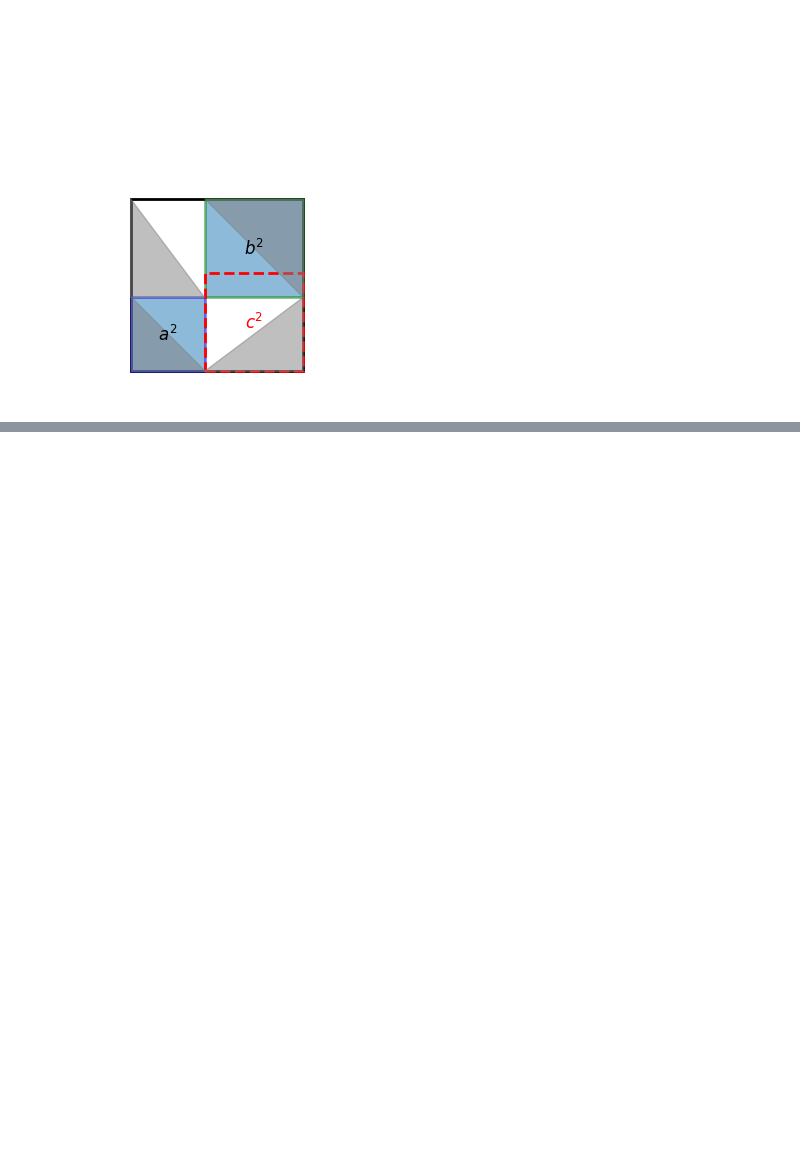
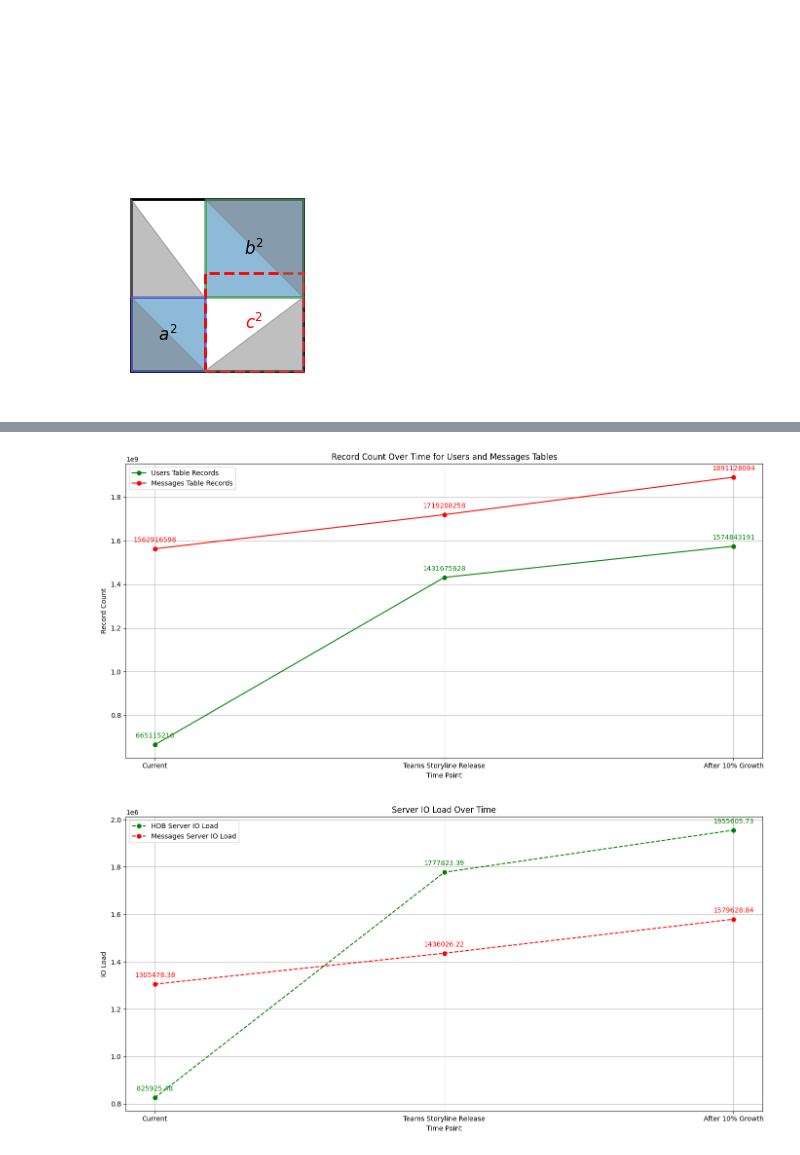
Before and after one commit to ShaneCarr/queryProcessing, a Jupyter notebook: trigreview/pythonwork.ipynb, the cells around one changed output, grey strips where cells are left out. Saved outputs shown, nothing was run; the diff lists cells and outputs as text; code cells hidden in the pictures; blank space fills up the shorter version.

```diff
--- a/trigreview/pythonwork.ipynb
+++ b/trigreview/pythonwork.ipynb
@@ -287,0 +407,77 @@ plt.show()
+# %%
+import matplotlib.pyplot as plt
+
+# Recalculating the new users added for Teams storyline release
+original_active_users = 256606268
+percentage_of_licensed_users_from_native_mode = 0.66
+teams_engage_intersected_users = 935920549
+
+# Calculate new users added for Teams storyline
+new_users_added = teams_engage_intersected_users - (original_active_users * percentage_of_licensed_users_from_native_mode)
+# Calculate total users after adding new users to original count
+total_users_storyline_release = 665115216 + new_users_added
+
+# Data setup with corrected values
+time_points = ['Current', 'Teams Storyline Release', 'After 10% Growth']
+users_table_records = [665115216, total_users_storyline_release, total_users_storyline_release * 1.1]  # Adjusted for new calculation
+
+# IO Load scaling based on user count increase
+# Current IO loads
+hdb_io_load_current = 825925.485
+messages_io_load_current = 1305478.38
+
+# Scale IO loads based on user increase
+hdb_io_load_scaled = hdb_io_load_current * (total_users_storyline_release / 665115216)
+messages_io_load_scaled = messages_io_load_current * 1.1  # Assuming a 10% increase for messages
+
+hdb_io_load = [hdb_io_load_current, hdb_io_load_scaled, hdb_io_load_scaled * 1.1]
+messages_io_load = [messages_io_load_current, messages_io_load_scaled, messages_io_load_scaled * 1.1]
+
+# Plotting Operation Count for Users and Messages tables
+plt.figure(figsize=(14, 7))
+plt.plot(time_points, users_table_records, 'g-', label='Users Table Records', marker='o')
+plt.plot(time_points, messages_table_records, 'r-', label='Messages Table Records', marker='o')
+
+# Annotating the data points
+for i, txt in enumerate(users_table_records):
+    plt.annotate(f"{txt:.0f}", (time_points[i], users_table_records[i]), textcoords="offset points", xytext=(0,10), ha='center', color='green')
+for i, txt in enumerate(messages_table_records):
+    plt.annotate(f"{txt:.0f}", (time_points[i], messages_table_records[i]), textcoords="offset points", xytext=(0,10), ha='center', color='red')
+
+plt.title('Record Count Over Time for Users and Messages Tables')
+plt.xlabel('Time Point')
+plt.ylabel('Record Count')
+plt.legend()
+plt.grid(True)
+plt.tight_layout()
+plt.show()
+
+# Plotting IO Load for HDB and Messages servers
+plt.figure(figsize=(14, 7))
+plt.plot(time_points, hdb_io_load, 'g--', label='HDB Server IO Load', marker='o')
+plt.plot(time_points, messages_io_load, 'r--', label='Messages Server IO Load', marker='o')
+
+# Annotating the data points for IO load
+for i, txt in enumerate(hdb_io_load):
+    plt.annotate(f"{txt:.2f}", (time_points[i], hdb_io_load[i]), textcoords="offset points", xytext=(0,10), ha='center', color='green')
+for i, txt in enumerate(messages_io_load):
+    plt.annotate(f"{txt:.2f}", (time_points[i], messages_io_load[i]), textcoords="offset points", xytext=(0,10), ha='center', color='red')
+
+plt.title('Server IO Load Over Time')
+plt.xlabel('Time Point')
+plt.ylabel('IO Load')
+plt.legend()
+plt.grid(True)
+plt.tight_layout()
+plt.show()
+
+# Preparing data for the table
+growth_rate_users_storyline = (total_users_storyline_release - 665115216) / 665115216
+growth_rate_users_final = 1.1  # 10% growth after Teams Storyline Release
+
+# Store these for table generation
+users_storyline_release_percentage = growth_rate_users_storyline * 100
+final_growth_percentage = growth_rate_users_final * 100
+# %% [output]
+[figure, added]
+[figure, added]
```
Also changed, not shown: parts of 6 cells of this notebook, 7 other files.
